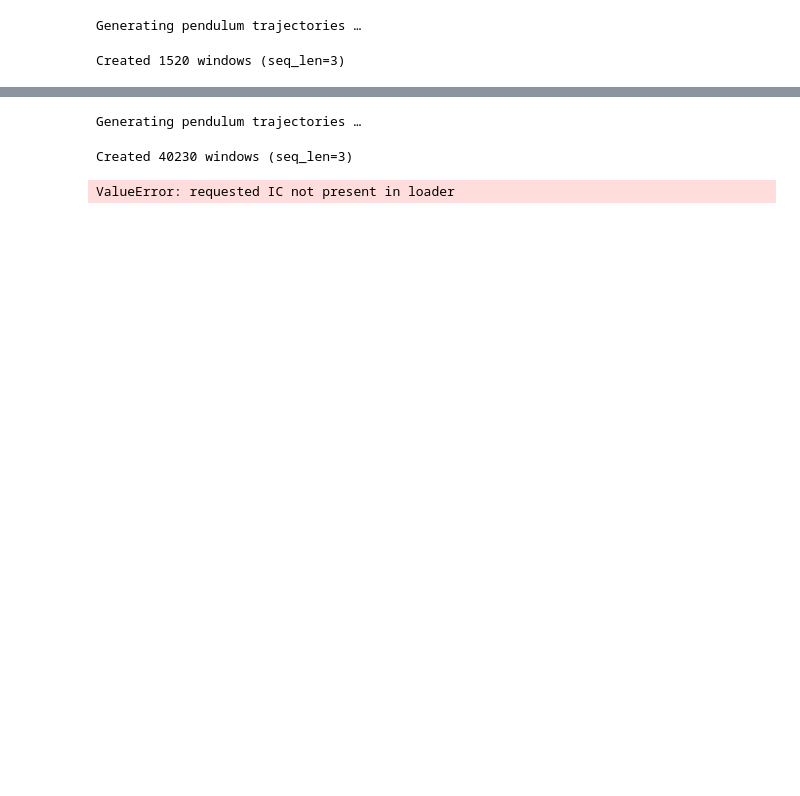
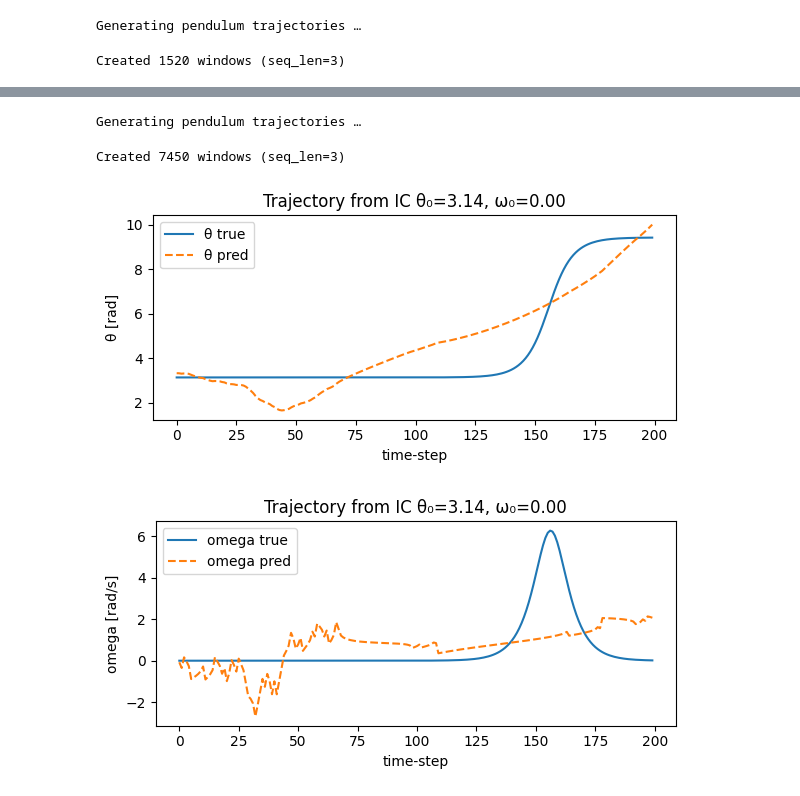
Before and after one commit to flavjoxhelollari/physics_informed_machine_learning, a Jupyter notebook: vjepa_pinn_informed_compact.ipynb, the cells around one changed output, grey strips where cells are left out. Drawn from its saved outputs; the diff is of its cells as text; code cells hidden in the pictures; blank space fills up the shorter version.

```diff
--- a/vjepa_pinn_informed_compact.ipynb
+++ b/vjepa_pinn_informed_compact.ipynb
@@ -304,15 +330,15 @@ eval_loader = DataLoader(
         episode_length = 300,
         seq_len        = 3,
         init_grid      = [ (th, om)
-                           for th in np.linspace(-np.pi,  np.pi, 15)
-                           for om in np.linspace(-5.0,    5.0,  9) ],
+                           for th in np.linspace(-np.pi,  np.pi, 5)
+                           for om in np.linspace(-5.0,    5.0,  5) ],
         random_action  = False),
     batch_size = 64,
     shuffle    = False
 )
 
 # ─── 2. pick WHICH initial pair you want to visualise ───────────────────
-target_ic = ( np.pi/3 , 0.0 )      # 60° , 0 rad s⁻¹   (example)
+target_ic = ( np.pi , 0.0 )      # 60° , 0 rad s⁻¹   (example)
 
 # helper to locate the FIRST window that starts from that IC
 def find_first_window(loader, ic, atol=1e-4):
@@ -340,35 +366,47 @@ loader= DataLoader(TensorDataset(seq, dummy))
 def true_rollout_single(ic, horizon, dt, g=9.81, l=1.0):
     θ0, ω0 = ic
     θ = torch.empty(horizon);  ω = torch.empty(horizon)
     θ[0], ω[0] = θ0, ω0
     for t in range(1, horizon):
         α      = -(g/l) * math.sin(θ[t-1])
         ω[t]   = ω[t-1] + α * dt
         θ[t]   = θ[t-1] + ω[t] * dt
     return θ.numpy(), ω.numpy()
 
-θ_true, _ = true_rollout_single(target_ic, horizon=200, dt=0.05)
+θ_true, omega_true = true_rollout_single(target_ic, horizon=200, dt=0.05)
 
 # network prediction --------------------------------------------------------------------
 vjepa, head, hnn, lnn = load_net("hnn+lnn", suffix="_dense", model_dir="./models")
-θ_pred, _, _ = rollout(vjepa.eval(), head.eval(),
+θ_pred, omega_pred, acc_pred = rollout(vjepa.eval(), head.eval(),
                        eval_loader = loader,
                        horizon     = 200,
                        dt          = 0.05,
                        hnn         = hnn,
                        lnn         = lnn,
                        combine     = "mean")
 
 θ_pred = θ_pred.squeeze(0).numpy()
+omega_pred = omega_pred.squeeze(0).numpy()
+acc_pred = acc_pred.squeeze(0).numpy()
 
 # ─── 4. plot the two curves ─────────────────────────────────────────────
 plt.figure(figsize=(6,3))
 plt.plot(θ_true, label="θ true")
 plt.plot(θ_pred, "--", label="θ pred")
 plt.title(f"Trajectory from IC θ₀={target_ic[0]:.2f}, ω₀={target_ic[1]:.2f}")
 plt.xlabel("time-step"); plt.ylabel("θ [rad]")
-plt.legend(); plt.tight_layout(); plt.show()
+plt.legend(); plt.tight_layout();
+
+plt.figure(figsize=(6,3))
+plt.plot(omega_true, label="omega true")
+plt.plot(omega_pred, "--", label="omega pred")
+plt.title(f"Trajectory from IC θ₀={target_ic[0]:.2f}, ω₀={target_ic[1]:.2f}")
+plt.xlabel("time-step"); plt.ylabel("omega [rad/s]")
+plt.legend(); plt.tight_layout();
+
+plt.show()
 # %% [output]
 Generating pendulum trajectories …
-Created 40230 windows (seq_len=3)
+Created 7450 windows (seq_len=3)
-ValueError: requested IC not present in loader
+[figure, added]
+[figure, added]
```
Also changed, not shown: parts of 14 cells of this notebook, 12 other files.
